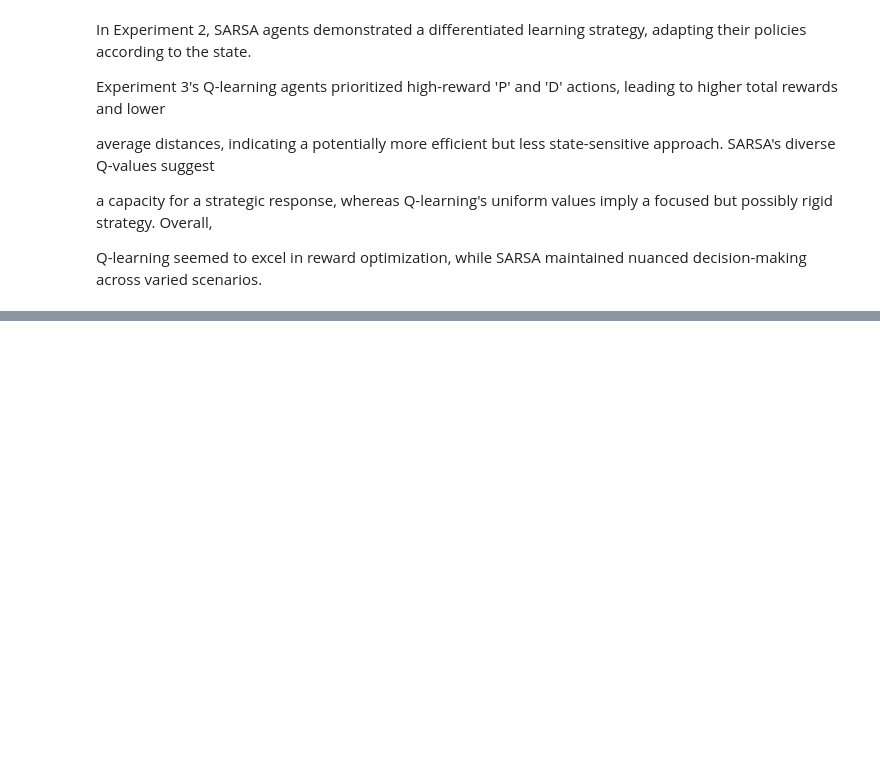
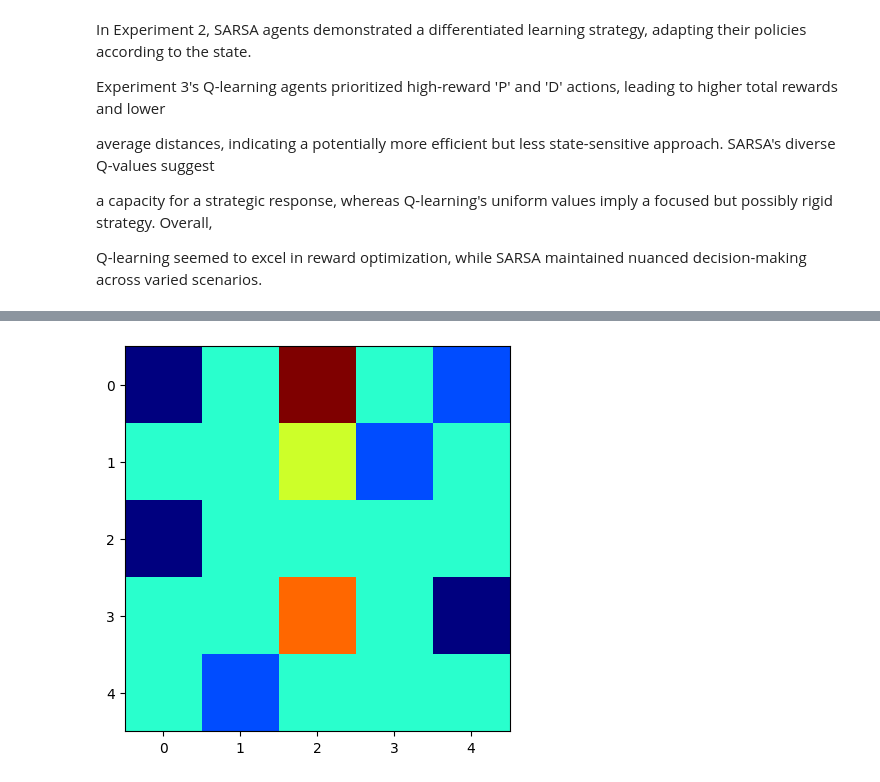
Before and after one commit to DanyalKhan21/COSC4368GroupAssignment, a Jupyter notebook: YM AI.ipynb, the cells around one changed output, grey strips where cells are left out. Drawn from its saved outputs; the diff is of its cells as text; code cells hidden in the pictures; blank space fills up the shorter version.

```diff
--- a/YM AI.ipynb
+++ b/YM AI.ipynb
@@ -793,3 +793,89 @@ average distances, indicating a potentially more efficient but less state-sensit
 a capacity for a strategic response, whereas Q-learning's uniform values imply a focused but possibly rigid strategy. Overall,
 
 Q-learning seemed to excel in reward optimization, while SARSA maintained nuanced decision-making across varied scenarios.
+# %%
+import numpy as np
+import matplotlib.pyplot as plt
+
+# Grid dimensions
+GRID_SIZE = 5
+
+# Agent state initialization (x, y, carrying)
+agent_states = [(2, 2, False), (4, 2, False), (0, 2, False)]
+
+# Pickups and dropoffs
+pickups = {(0, 4): 5, (1, 3): 5, (4, 1): 5}
+dropoffs = {(0, 0): 0, (2, 0): 0, (3, 4): 0}
+
+# Define actions and rewards
+actions = {'N': (-1, 0), 'S': (1, 0), 'E': (0, 1), 'W': (0, -1), 'P': (0, 0), 'D': (0, 0)}
+action_rewards = {'P': 13, 'D': 13, 'N': -1, 'S': -1, 'E': -1, 'W': -1}
+
+# Initialize Q-values for all state-action pairs
+q_values = {((x, y, carrying), action): 0 for x in range(GRID_SIZE)
+                                             for y in range(GRID_SIZE)
+                                             for carrying in [True, False]
+                                             for action in actions.keys()}
+
+# Other necessary functions (is_valid_position, move_agent, update_pickup_dropoff, all_pickups_delivered)
+
+def choose_action(state, policy):
+    # Extract current agent's state
+    x, y, carrying = state
+    # If at a pickup location and not carrying, the action is 'P'
+    if (x, y) in pickups and pickups[(x, y)] > 0 and not carrying:
+        return 'P'
+    # If at a dropoff location and carrying, the action is 'D'
+    if (x, y) in dropoffs and dropoffs[(x, y)] < 5 and carrying:
+        return 'D'
+
+    # For PRANDOM, return a random action
+    if policy == 'PRANDOM':
+        return np.random.choice(list(actions.keys()))
+
+    # For PEXPLOIT or PGREEDY
+    else:
+        possible_actions = [a for a in actions if a not in ['P', 'D']]  # Exclude 'P' and 'D'
+        if policy == 'PEXPLOIT':
+            if np.random.rand() < 0.8:
+                # Choose action with highest Q-value
+                return max(possible_actions, key=lambda a: q_values[(state, a)])
+            else:
+                # Choose a random action
+                return np.random.choice(possible_actions)
+        elif policy == 'PGREEDY':
+            # Always choose action with highest Q-value
+            return max(possible_actions, key=lambda a: q_values[(state, a)])
+        else:
+            raise ValueError("Unknown policy")
+
+# Simulation loop
+def simulate_agents():
+    while not all_pickups_delivered():
+        for idx, agent_state in enumerate(agent_states):
+            # Choose an action based on the policy
+            action = choose_action(agent_state, 'PEXPLOIT')  # Change policy here
+            # Move agent
+            if action in actions:
+                new_state = move_agent(agent_state, action)
+                # Pick up or drop off
+                new_state = update_pickup_dropoff(new_state)
+                # Update Q-value based on reward
+                reward = action_rewards[action]
+                q_values[(agent_state, action)] += reward  # This is a simplification
+                # Update the state
+                agent_states[idx] = new_state
+            # Print status
+            print(f"Agent {idx+1}: {agent_states[idx]}, Pickup remaining: {pickups}, Dropoff: {dropoffs}")
+
+        # Plot current state
+        plot_grid(agent_states)
+        # Check if all pickups are delivered
+        if all_pickups_delivered():
+            print("Terminal State: Drop off cells contain 5 blocks each")
+            break
+
+        plt.pause(0.5)  # Pause for visibility
+
+simulate_agents()
+# %% [output]
@@ -795,0 +885 @@ Q-learning seemed to excel in reward optimization, while SARSA maintained nuance
+[figure, added]
```
Also changed, not shown: parts of 3 cells of this notebook.
